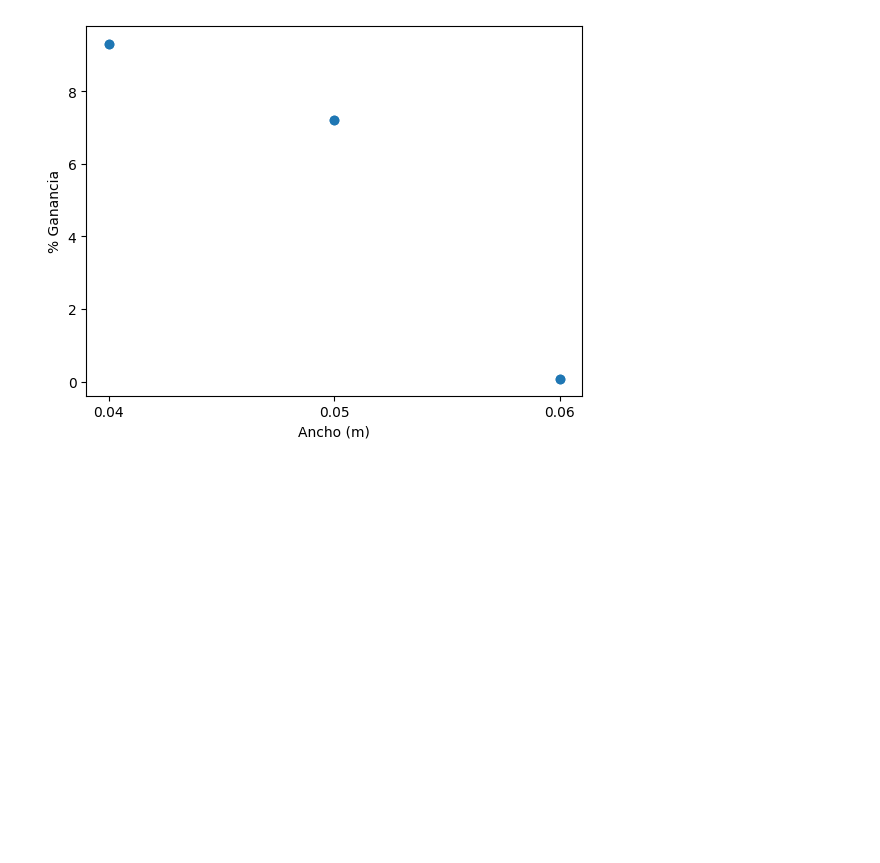
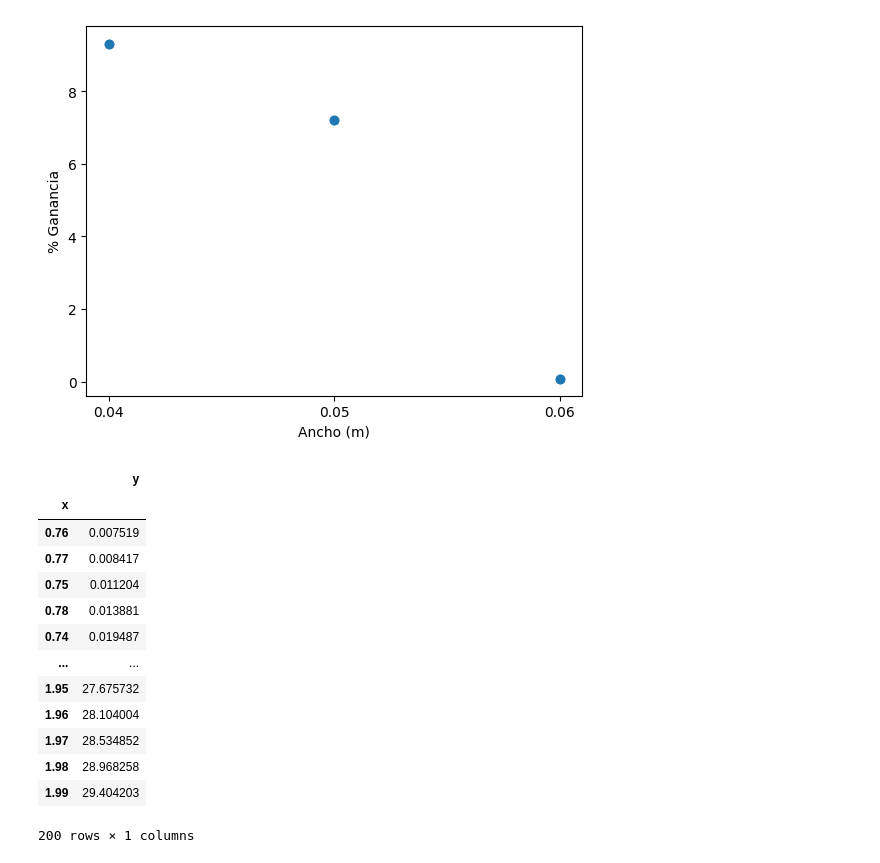
Before and after one commit to shadad00/Simulacion-de-sistemas, a Jupyter notebook: notebooks/TP5.ipynb, the cells around one changed output. Saved outputs shown, nothing was run; the diff lists cells and outputs as text; code cells hidden in the pictures; blank space fills up the shorter version.

```diff
--- a/notebooks/TP5.ipynb
+++ b/notebooks/TP5.ipynb
@@ -312,6 +310,31 @@ def beverloo_df(
     y = B * ((x - c * particle_avg_radius) ** 1.5)
 
     return pd.DataFrame({'x': x, 'y': y})
+
+def beverloo_scalar(
+    x,
+    c,
+    volume_width=VOLUME_WIDTH,
+    volume_height=VOLUME_HEIGHT,
+    particles_amount=PARTICLES_AMOUNT,
+    particle_avg_radius=PARTICLE_AVG_RADIUS,
+    gravity=GRAVITY
+):
+    total_volume = volume_width * volume_height
+    B = particles_amount / total_volume * np.sqrt(gravity)
+
+    return B * ((x - c * particle_avg_radius) ** 1.5)
+# %%
+def beverloo_square_errors(datapoints, f, c_range):
+    errors = []
+
+    for c in c_range:
+        error = 0
+        for (x, y) in datapoints:
+            error += (y - f(x=x, c=c)) ** 2
+        errors.append([c, error])
+
+    return errors
 # %%
 def plot_beverloo_curve(df, ax, label="Ley de Beverloo"):
     # df = df[(df['x'] > 0.037) & (df['x'] < 0.063)].copy()
@@ -469,3 +494,29 @@ plt.show()
  7.2191518617411035+/-0.013403263359463692
  0.08424196545722587+/-0.010502575233332314]
 [figure]
+# %%
+beverloo_errors = pd.DataFrame(
+    beverloo_square_errors(
+        [x for x in zip(no_oscilation_data['d'], no_oscilation_data['q'])],
+        beverloo_scalar,
+        np.arange(0, 2, 0.01)
+    ),
+    columns=['x', 'y']
+).set_index('x')
+
+beverloo_errors.sort_values(by='y')
+# %% [output]
+|  | y |
+| x |  |
+| 0.76 | 0.007519 |
+| 0.77 | 0.008417 |
+| 0.75 | 0.011204 |
+| 0.78 | 0.013881 |
+| 0.74 | 0.019487 |
+| ... | ... |
+| 1.95 | 27.675732 |
+| 1.96 | 28.104004 |
+| 1.97 | 28.534852 |
+| 1.98 | 28.968258 |
+| 1.99 | 29.404203 |
+200 rows × 1 columns
```
Also changed, not shown: parts of 4 cells of this notebook.
